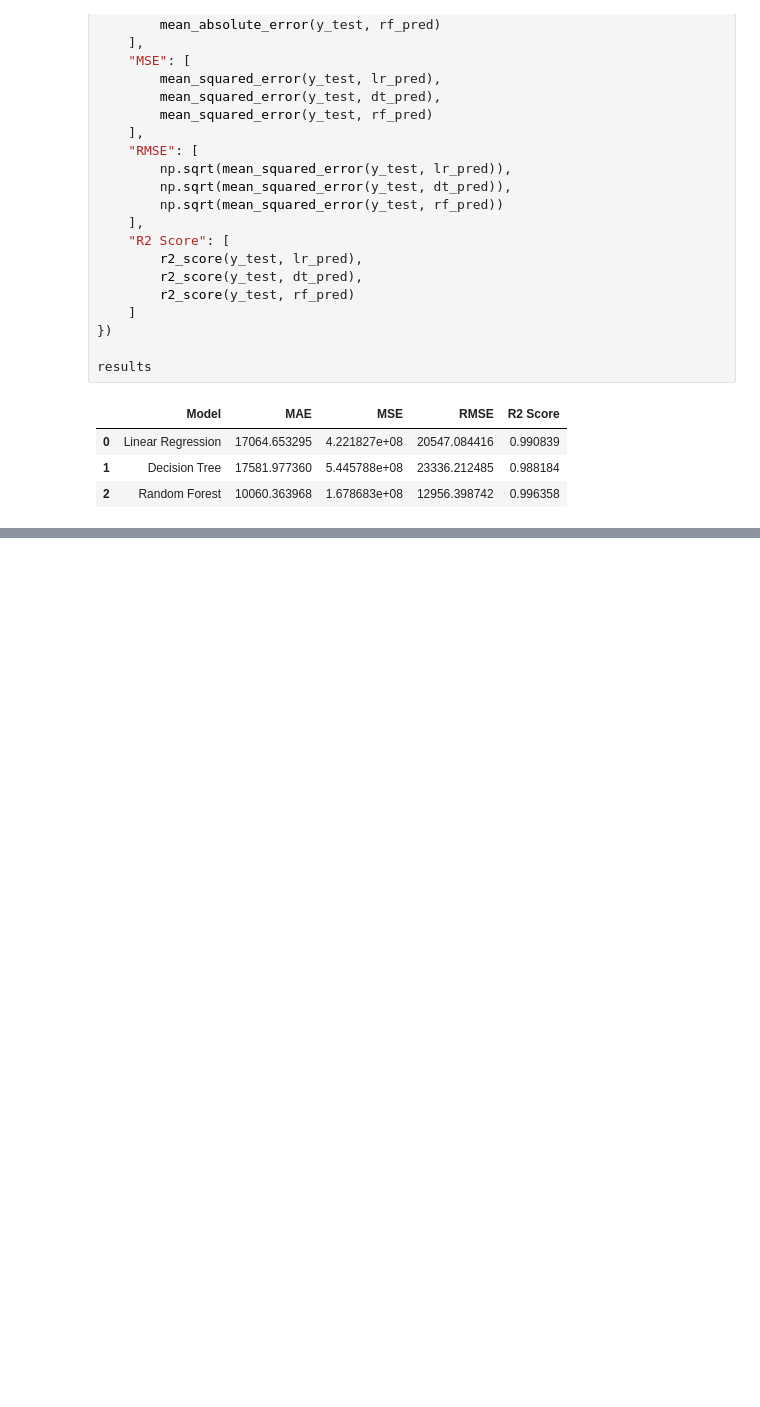
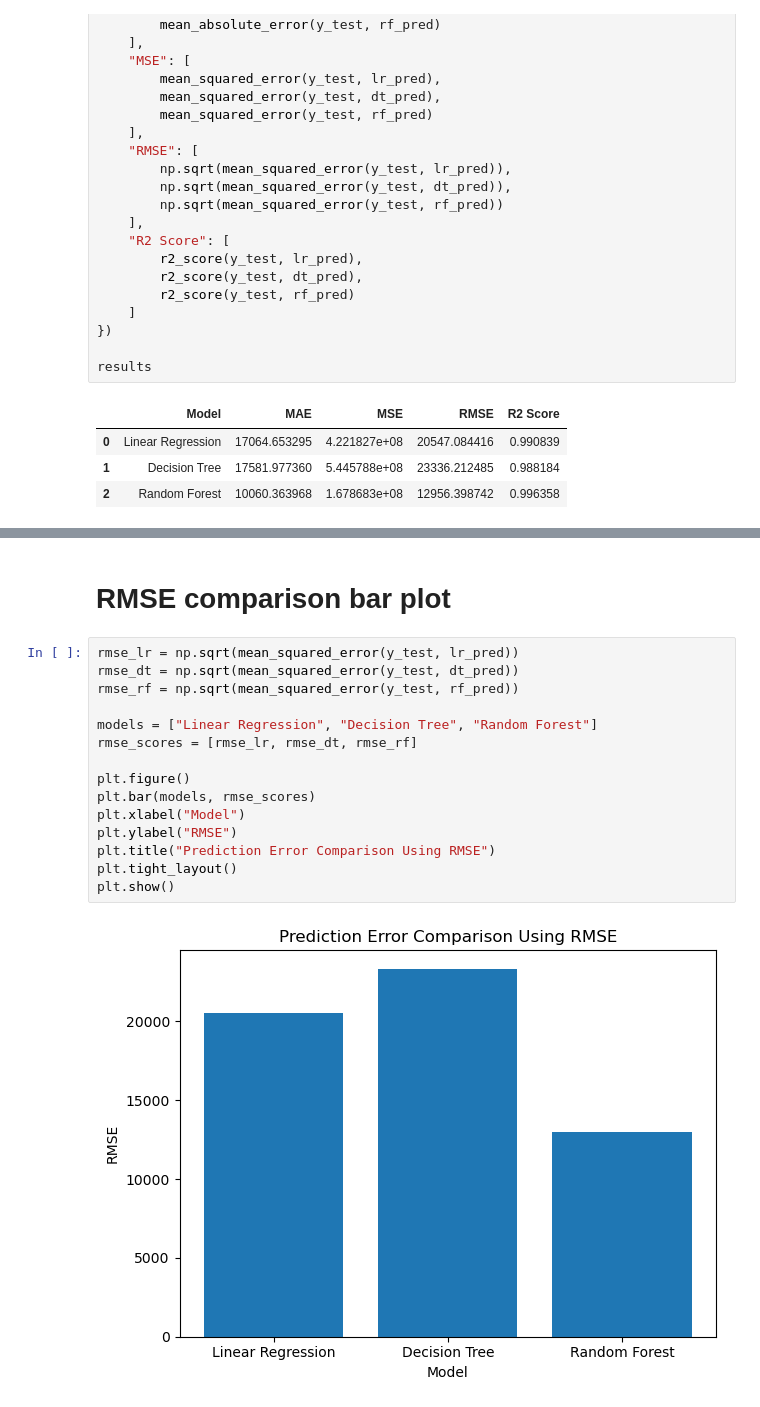
Before and after one commit to nobel123-oss/Housing_Price_Prediction, a Jupyter notebook: Housing Price Analysis.ipynb, the cells around one changed output, grey strips where cells are left out. Drawn from its saved outputs; the diff is of its cells as text; blank space fills up the shorter version.

```diff
--- a/Housing Price Analysis.ipynb
+++ b/Housing Price Analysis.ipynb
@@ -175,0 +209,19 @@ results
+# %% [markdown]
+# RMSE comparison bar plot
+# %%
+rmse_lr = np.sqrt(mean_squared_error(y_test, lr_pred))
+rmse_dt = np.sqrt(mean_squared_error(y_test, dt_pred))
+rmse_rf = np.sqrt(mean_squared_error(y_test, rf_pred))
+
+models = ["Linear Regression", "Decision Tree", "Random Forest"]
+rmse_scores = [rmse_lr, rmse_dt, rmse_rf]
+
+plt.figure()
+plt.bar(models, rmse_scores)
+plt.xlabel("Model")
+plt.ylabel("RMSE")
+plt.title("Prediction Error Comparison Using RMSE")
+plt.tight_layout()
+plt.show()
+# %% [output]
+[figure, added]
```
Also changed, not shown: parts of 23 cells of this notebook.
